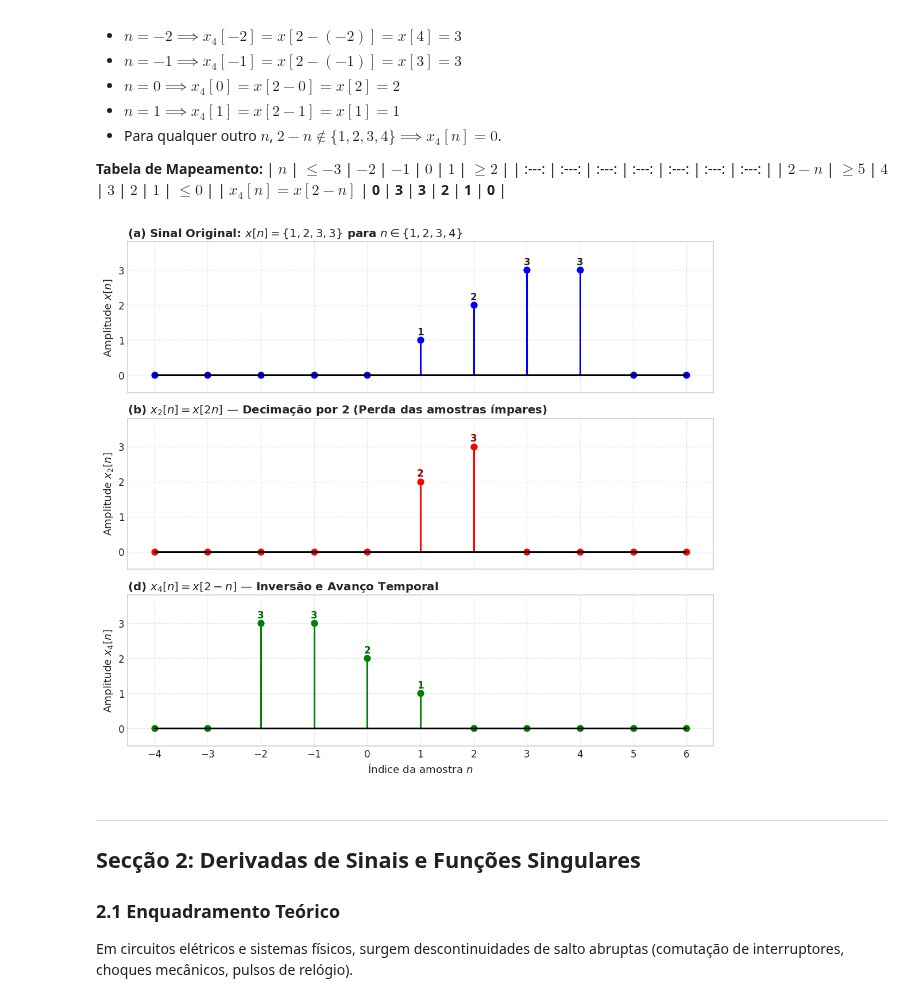
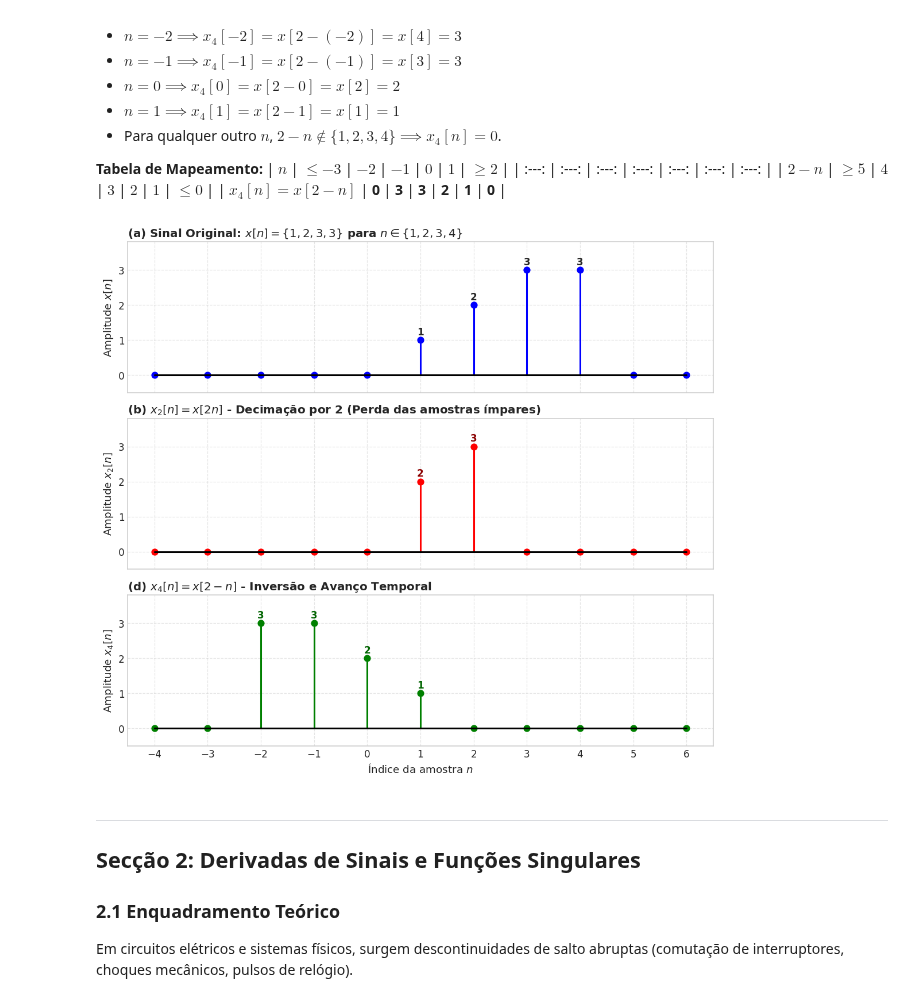
Before and after one commit to lfc-isep/sinsi, a Jupyter notebook: TP03_Resolucao.ipynb, the cells around one changed output. Saved outputs shown, nothing was run; the diff lists cells and outputs as text; code cells hidden in the pictures.

```diff
--- a/TP03_Resolucao.ipynb
+++ b/TP03_Resolucao.ipynb
@@ -312,36 +315,36 @@ axs[0].set_ylabel('Amplitude $x[n]$')
 axs[0].set_ylim(-0.5, 3.8)
 for n_v, v in zip(n_axis, x_n):
     if v > 0:
         axs[0].annotate(f'{v}', (n_v, v), textcoords="offset points", xytext=(0, 6), ha='center', fontweight='bold')
 
 # (b) Decimação
 marker, stem, base = axs[1].stem(n_axis, x_2n, linefmt='r-', markerfmt='ro', basefmt='k-')
 plt.setp(stem, 'linewidth', 2)
 plt.setp(marker, 'markersize', 7)
-axs[1].set_title(r'(b) $x_2[n] = x[2n]$ — Decimação por 2 (Perda das amostras ímpares)', loc='left', fontweight='bold')
+axs[1].set_title(r'(b) $x_2[n] = x[2n]$ - Decimação por 2 (Perda das amostras ímpares)', loc='left', fontweight='bold')
 axs[1].set_ylabel('Amplitude $x_2[n]$')
 axs[1].set_ylim(-0.5, 3.8)
 for n_v, v in zip(n_axis, x_2n):
     if v > 0:
         axs[1].annotate(f'{v}', (n_v, v), textcoords="offset points", xytext=(0, 6), ha='center', color='darkred', fontweight='bold')
 
 # (d) Inversão e Avanço
 marker, stem, base = axs[2].stem(n_axis, x_2minus_n, linefmt='g-', markerfmt='go', basefmt='k-')
 plt.setp(stem, 'linewidth', 2)
 plt.setp(marker, 'markersize', 7)
-axs[2].set_title(r'(d) $x_4[n] = x[2-n]$ — Inversão e Avanço Temporal', loc='left', fontweight='bold')
+axs[2].set_title(r'(d) $x_4[n] = x[2-n]$ - Inversão e Avanço Temporal', loc='left', fontweight='bold')
 axs[2].set_ylabel('Amplitude $x_4[n]$')
 axs[2].set_xlabel('Índice da amostra $n$')
 axs[2].set_ylim(-0.5, 3.8)
 axs[2].set_xticks(n_axis)
 for n_v, v in zip(n_axis, x_2minus_n):
     if v > 0:
         axs[2].annotate(f'{v}', (n_v, v), textcoords="offset points", xytext=(0, 6), ha='center', color='darkgreen', fontweight='bold')
 
 plt.tight_layout()
 plt.show()
 # %% [output]
-[figure, old version]
+[figure, new version]
 # %% [markdown]
 ---
 ## Secção 2: Derivadas de Sinais e Funções Singulares
```
Also changed, not shown: parts of 2 cells of this notebook.
